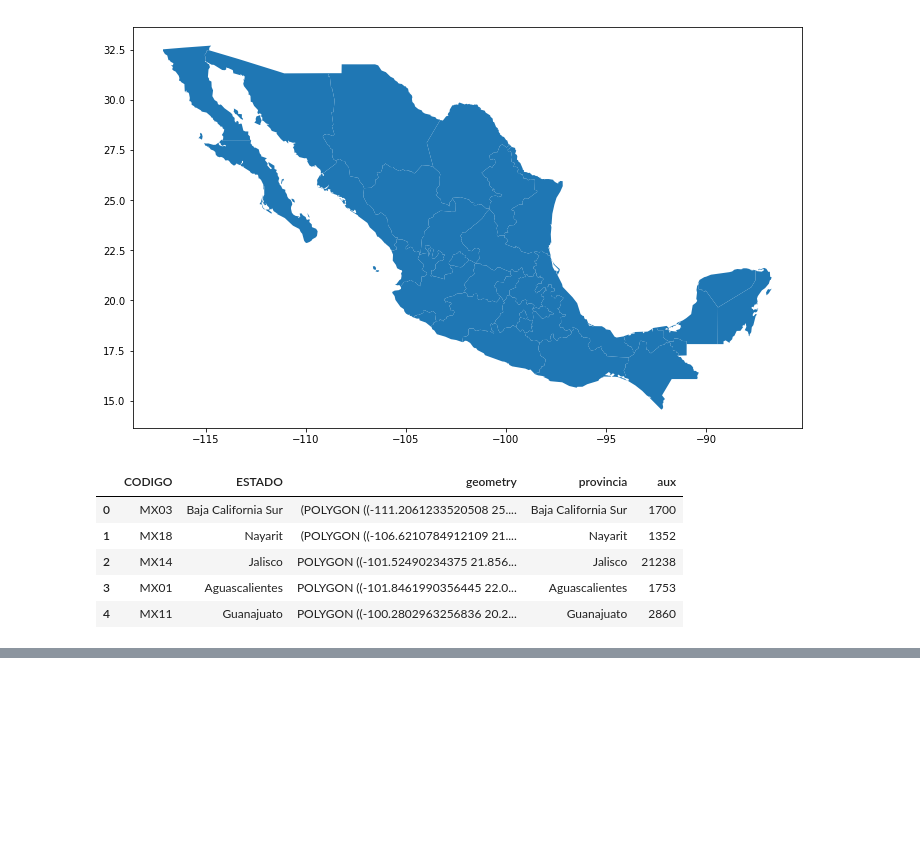
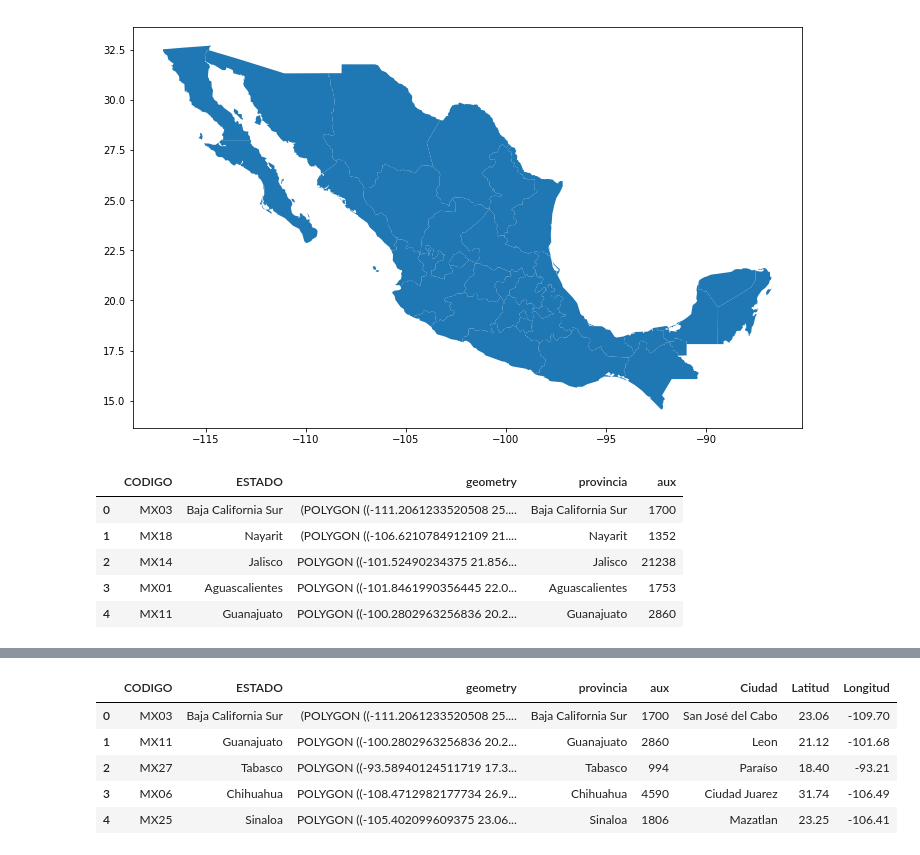
Before and after one commit to Manuel-Sturla/TP1-Datos, a Jupyter notebook: AnalisisAndyPrecios.ipynb, the cells around one changed output, grey strips where cells are left out. Cells and saved outputs as stored; diff of their text form; code cells hidden in the pictures; blank space fills up the shorter version.

```diff
--- a/AnalisisAndyPrecios.ipynb
+++ b/AnalisisAndyPrecios.ipynb
@@ -168,0 +181,10 @@ merge.plot(figsize=(12,12),column='aux',legend=True)
+# %%
+merge2 = merge.merge(df5,on="ESTADO")
+merge2.head()
+# %% [output]
+|  | CODIGO | ESTADO | geometry | provincia | aux | Ciudad | Latitud | Longitud |
+| 0 | MX03 | Baja California Sur | (POLYGON ((-111.2061233520508 25.... | Baja California Sur | 1700 | San José del Cabo | 23.06 | -109.70 |
+| 1 | MX11 | Guanajuato | POLYGON ((-100.2802963256836 20.2... | Guanajuato | 2860 | Leon | 21.12 | -101.68 |
+| 2 | MX27 | Tabasco | POLYGON ((-93.58940124511719 17.3... | Tabasco | 994 | Paraíso | 18.40 | -93.21 |
+| 3 | MX06 | Chihuahua | POLYGON ((-108.4712982177734 26.9... | Chihuahua | 4590 | Ciudad Juarez | 31.74 | -106.49 |
+| 4 | MX25 | Sinaloa | POLYGON ((-105.402099609375 23.06... | Sinaloa | 1806 | Mazatlan | 23.25 | -106.41 |
```
Also changed, not shown: parts of 4 cells of this notebook.
